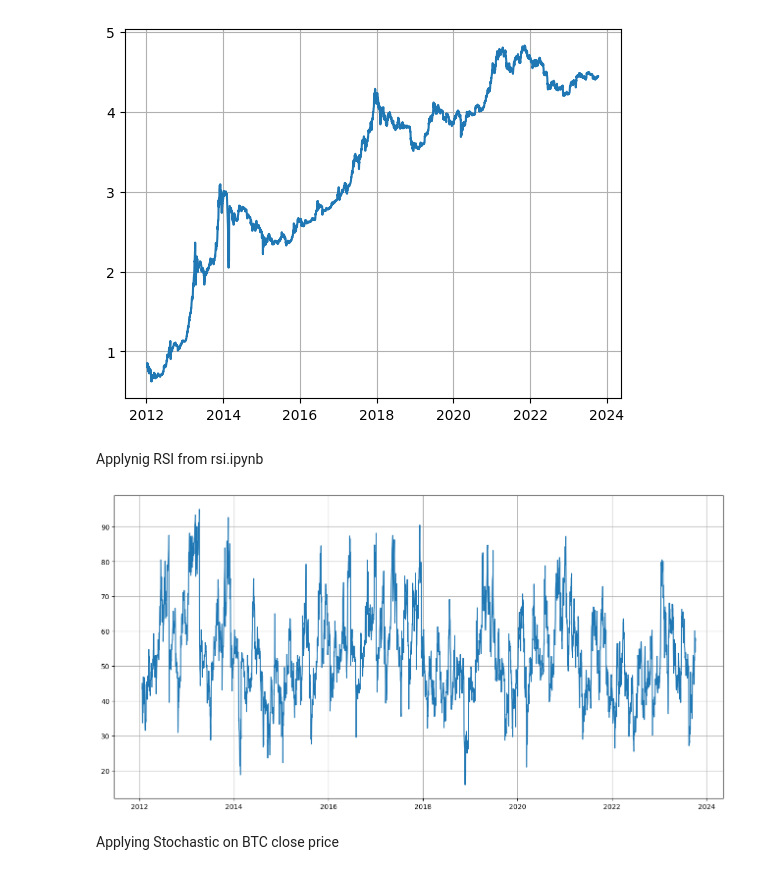
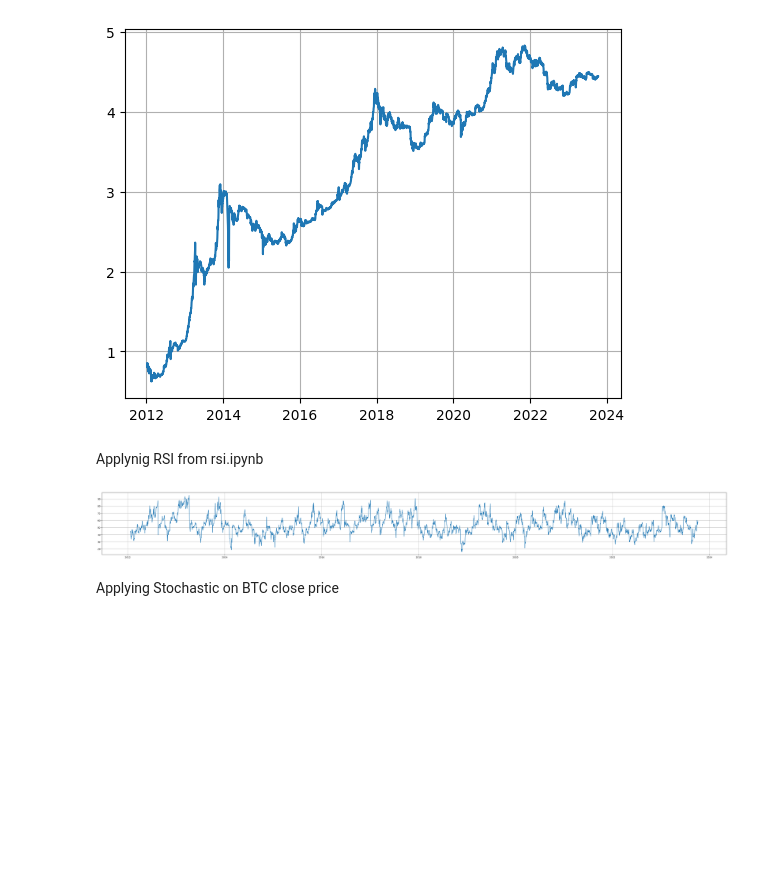
Before and after one commit to aliktv71/Data-analysis, a Jupyter notebook: data2.ipynb, the cells around one changed output. Saved outputs shown, nothing was run; the diff lists cells and outputs as text; code cells hidden in the pictures; blank space fills up the shorter version.

```diff
--- a/data2.ipynb
+++ b/data2.ipynb
@@ -65,13 +65,13 @@ Applynig RSI from rsi.ipynb
 # %%
 rsi_btc = rsi(btc_hist_data,14,True,21)
 # %%
-fig =  plt.figure(figsize=[16, 8])
+fig =  plt.figure(figsize=[50, 5])
 plt.plot(Date,rsi_btc)
 
 plt.grid()
 plt.show()
 # %% [output]
-[figure, old version]
+[figure, new version]
 # %% [markdown]
 Applying Stochastic on BTC close price
 # %%
```
Also changed, not shown: parts of 5 cells of this notebook.
